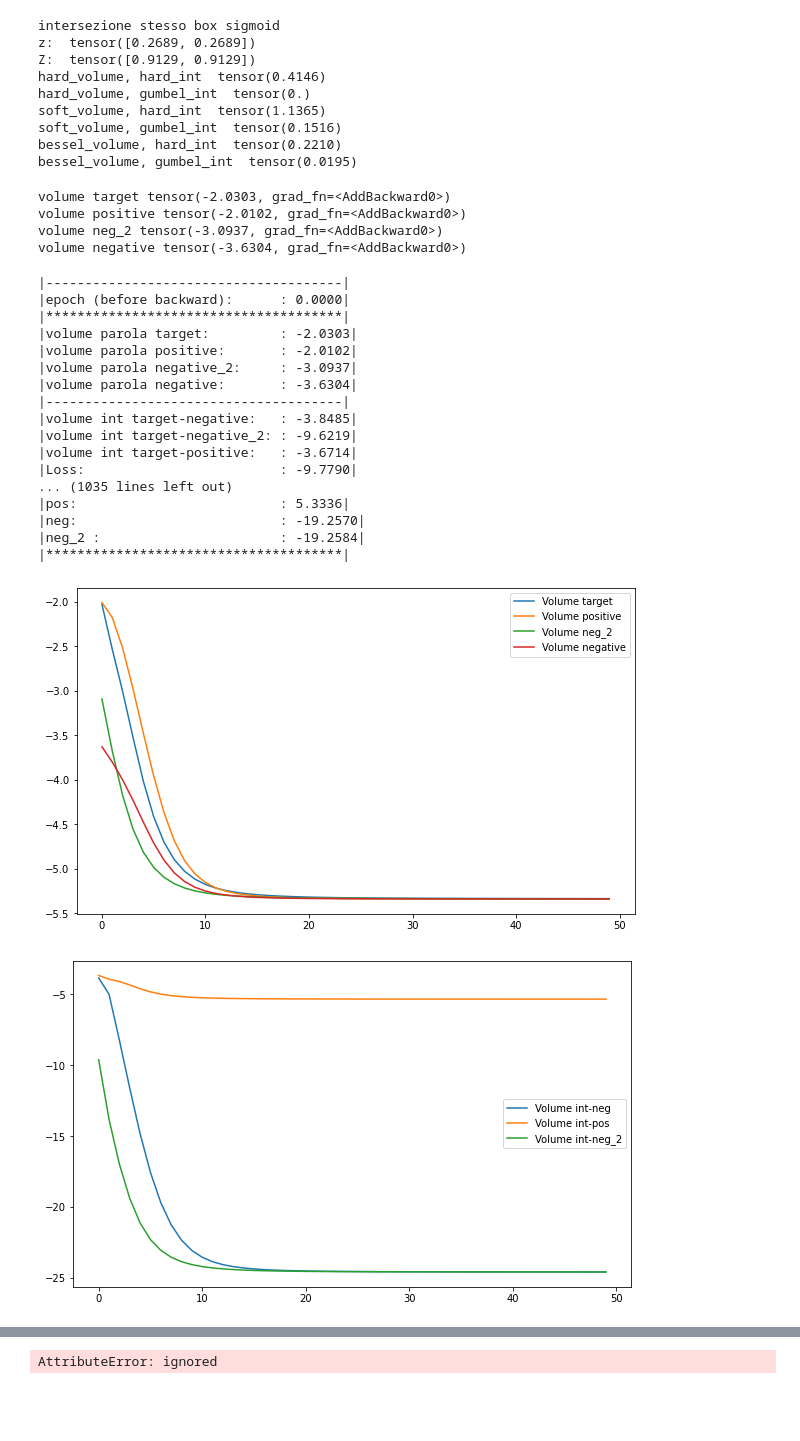
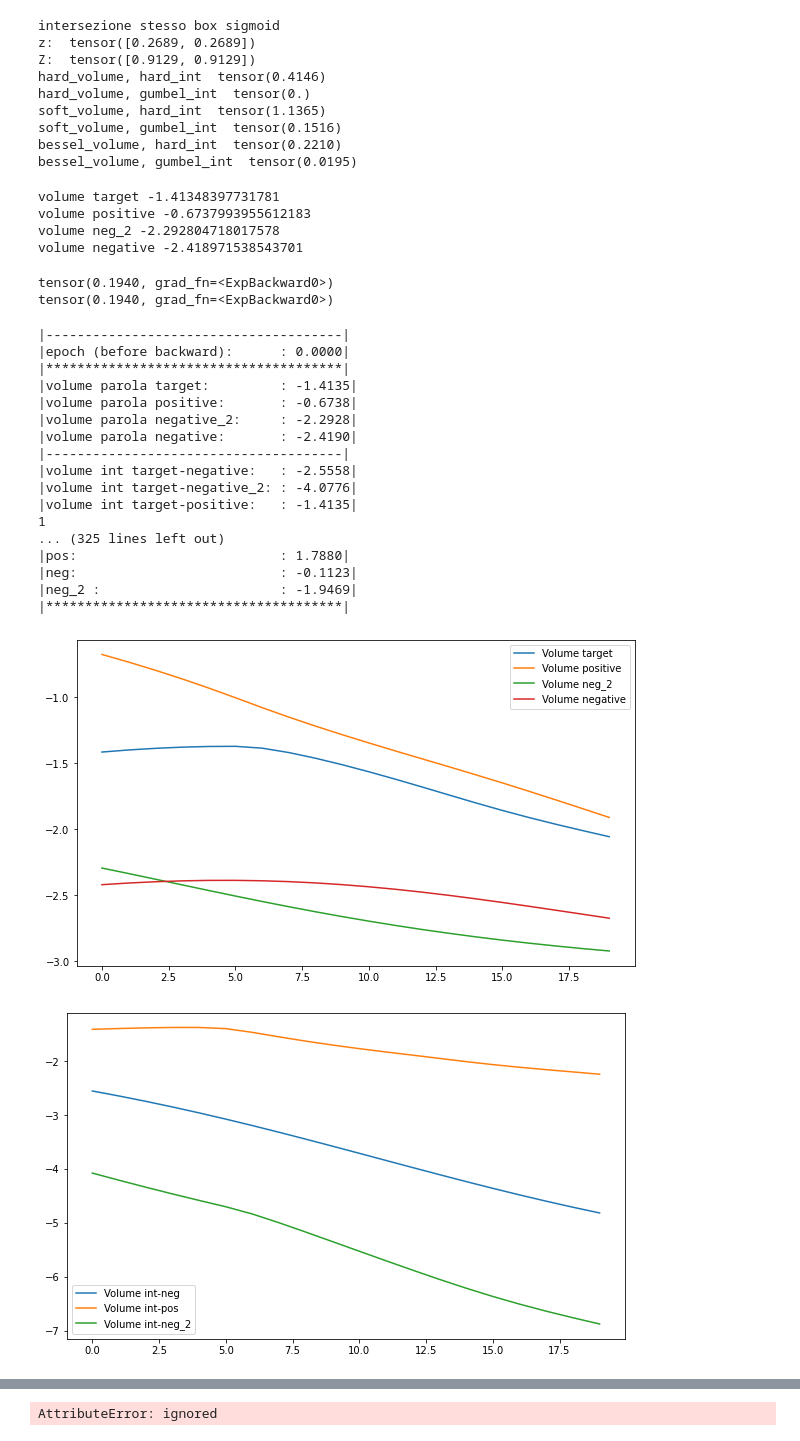
Before and after one commit to francesco-mollica/word2box_pytorch, a Jupyter notebook: notebooks/toy_box_embeddings.ipynb, the cells around one changed output, grey strips where cells are left out. Drawn from its saved outputs; the diff is of its cells as text; code cells hidden in the pictures; blank space fills up the shorter version.

```diff
--- a/notebooks/toy_box_embeddings.ipynb
+++ b/notebooks/toy_box_embeddings.ipynb
@@ -329,61 +312,73 @@ def train(box_target, box_pos, box_neg_2, box_neg, optimizer, epochs=1):
   return target_list, context_list, context_list_2, negative_list
 # %%
 # Initialization
-data_x = torch.tensor([[-2., -2.], [0., -0.7]], requires_grad=True)
+data_x = torch.tensor([[-2., -2.], [0., 0.]], requires_grad=True)
 box_target = SigmoidBoxTensor(data_x)
 
-print("volume target", box_vol(box_target))
+print("volume target", rounded_box_vol(box_target))
 
-data_y = torch.tensor([[-0.5, -0.78], [1., -0.32]], requires_grad=True)
+data_y = torch.tensor([[-3, -3], [+1., +1]], requires_grad=True)
 box_positive = SigmoidBoxTensor(data_y)
 
-print("volume positive", box_vol(box_positive))
+print("volume positive", rounded_box_vol(box_positive))
 
 data_k = torch.tensor([[1.0, 1.0], [2., 0.5]], requires_grad=True)
 box_negative_2 = SigmoidBoxTensor(data_k)
 
 
-print("volume neg_2", box_vol(box_negative_2))
+print("volume neg_2", rounded_box_vol(box_negative_2))
 
 data_z = torch.tensor([[-1., -1.5], [0., -5.]], requires_grad=True)
 box_negative = SigmoidBoxTensor(data_z)
 
 
-print("volume negative", box_vol(box_negative))
+print("volume negative", rounded_box_vol(box_negative))
 # %% [output]
-volume target tensor(-2.0303, grad_fn=<AddBackward0>)
-volume positive tensor(-2.0102, grad_fn=<AddBackward0>)
-volume neg_2 tensor(-3.0937, grad_fn=<AddBackward0>)
-volume negative tensor(-3.6304, grad_fn=<AddBackward0>)
+volume target -1.41348397731781
+volume positive -0.6737993955612183
+volume neg_2 -2.292804718017578
+volume negative -2.418971538543701
+# %%
+
+volume_ = Volume(volume_temperature=0, intersection_temperature=0)
+intersection_ = Intersection(intersection_temperature=0)
+
+print(torch.exp(volume_(box_target)))
+
+volumes = volume_(intersection_(box_positive, box_target))
+print(torch.exp(volumes))
+# %% [output]
+tensor(0.1940, grad_fn=<ExpBackward0>)
+tensor(0.1940, grad_fn=<ExpBackward0>)
 # %%
 # Training function
-learning_rate = 0.5
+learning_rate = 0.1
 
 # Train
 seed_everything(12345)
 optimizer = torch.optim.Adam([data_x, data_y, data_k, data_z], lr=learning_rate)
-epochs = 50
+epochs = 20
 target_list, context_list, context_list_2, negative_list = train(box_target, box_positive, box_negative_2, box_negative, optimizer, epochs=epochs)
 # %% [output]
 |--------------------------------------|
 |epoch (before backward):      : 0.0000|
 |**************************************|
-|volume parola target:         : -2.0303|
-|volume parola positive:       : -2.0102|
-|volume parola negative_2:     : -3.0937|
-|volume parola negative:       : -3.6304|
+|volume parola target:         : -1.4135|
+|volume parola positive:       : -0.6738|
+|volume parola negative_2:     : -2.2928|
+|volume parola negative:       : -2.4190|
 |--------------------------------------|
-|volume int target-negative:   : -3.8485|
-|volume int target-negative_2: : -9.6219|
-|volume int target-positive:   : -3.6714|
-|Loss:                         : -9.7790|
-... (1035 lines left out)
-|pos:                          : 5.3336|
-|neg:                          : -19.2570|
-|neg_2 :                       : -19.2584|
+|volume int target-negative:   : -2.5558|
+|volume int target-negative_2: : -4.0776|
+|volume int target-positive:   : -1.4135|
+1
+... (325 lines left out)
+|pos:                          : 1.7880|
+|neg:                          : -0.1123|
+|neg_2 :                       : -1.9469|
 |**************************************|
-[figure, old version]
+[figure, new version]
-[figure, old version]
+[figure, new version]
 # %%
 import pickle
 import matplotlib as mpl
```
Also changed, not shown: parts of 3 cells of this notebook, 11 other files.
